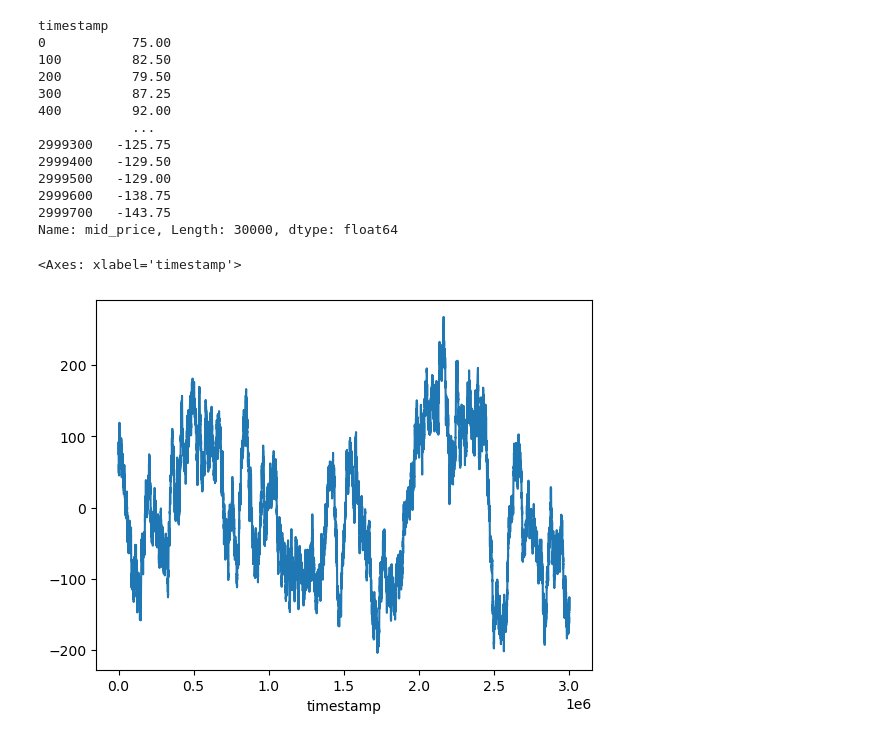
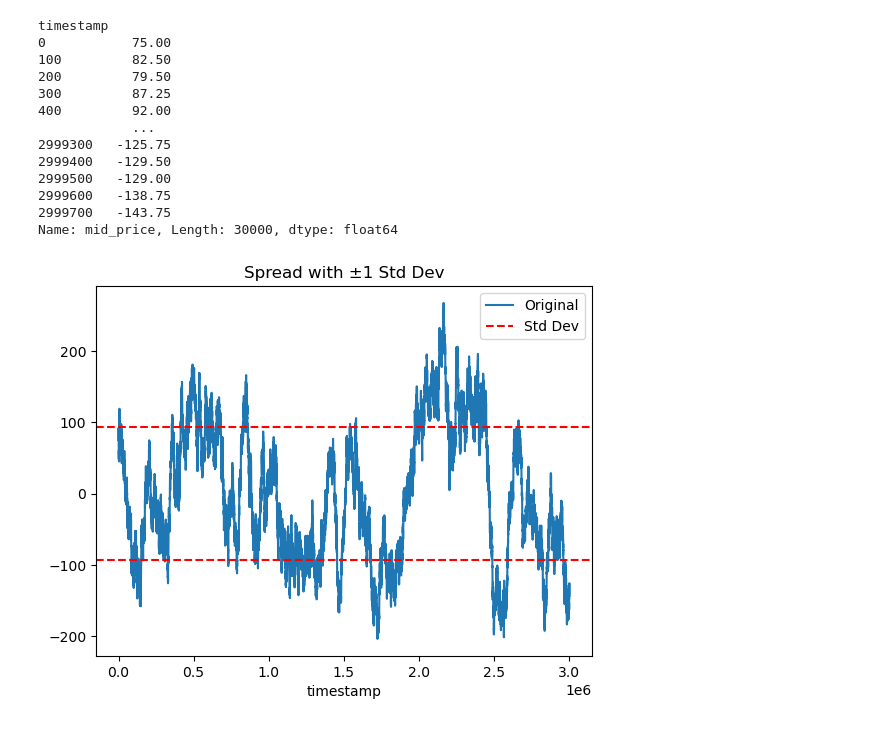
Before and after one commit to tommasomarrucci/IMC----Prosperity, a Jupyter notebook: Round_2/data_analysis.ipynb, the cells around one changed output. Saved outputs shown, nothing was run; the diff lists cells and outputs as text; code cells hidden in the pictures.

```diff
--- a/Round_2/data_analysis.ipynb
+++ b/Round_2/data_analysis.ipynb
@@ -159,8 +161,15 @@ timestamp
 2999600   -138.75
 2999700   -143.75
 Name: mid_price, Length: 30000, dtype: float64
-# %%
-spreaddio.plot()
-# %% [output]
-<Axes: xlabel='timestamp'>
-[figure, removed]
+# %%
+rolling_std = spreaddio.rolling(window=1000).std()
+std_value = spreaddio.std()
+plt.figure()
+spreaddio.plot(label='Original')
+plt.axhline(std_value, color='red', linestyle='--', label='Std Dev')
+plt.axhline(-std_value, color='red', linestyle='--')
+plt.legend()
+plt.title("Spread with ±1 Std Dev")
+plt.show()
+# %% [output]
+[figure, added]
```
Also changed, not shown: parts of 1 cell of this notebook, 6 other files.
